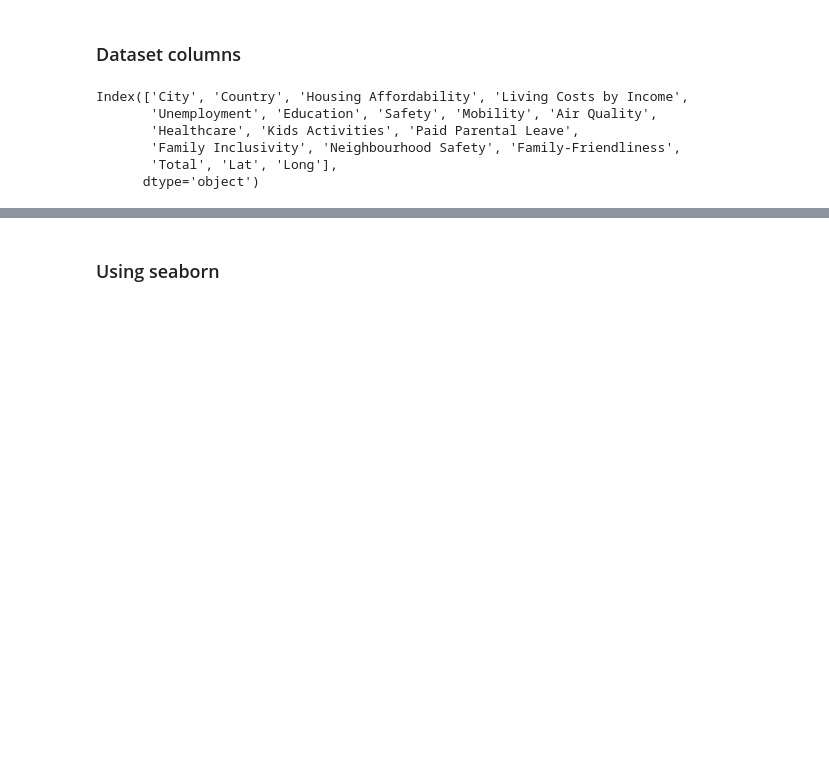
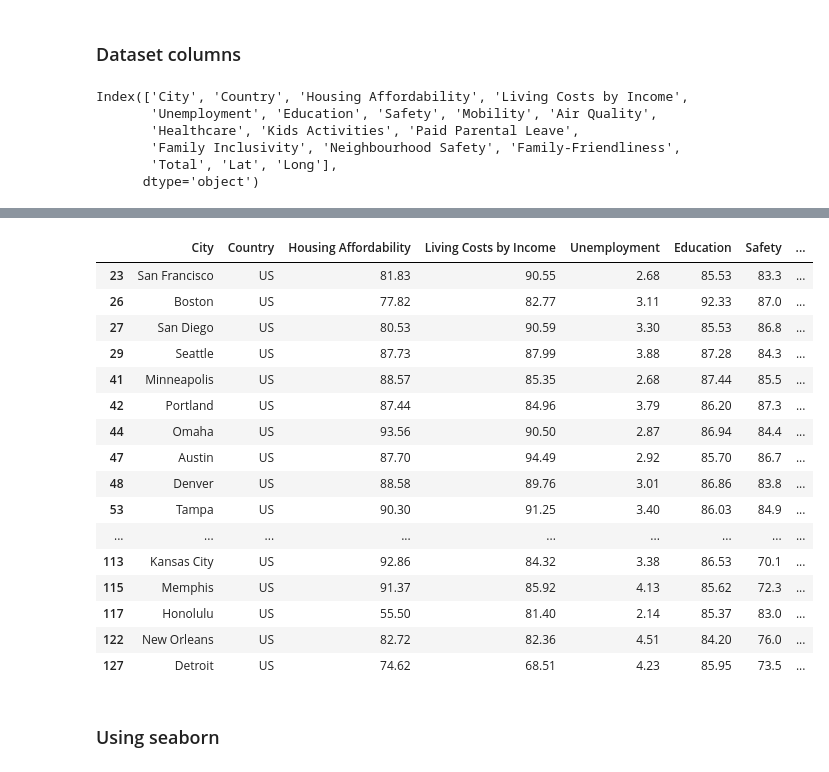
Before and after one commit to ilealm/data-visualization, a Jupyter notebook: data_visualization.ipynb, the cells around one changed output, grey strips where cells are left out. Saved outputs shown, nothing was run; the diff lists cells and outputs as text; code cells hidden in the pictures; blank space fills up the shorter version.

```diff
--- a/data_visualization.ipynb
+++ b/data_visualization.ipynb
@@ -229,3 +212,24 @@ Index(['City', 'Country', 'Housing Affordability', 'Living Costs by Income',
+# %%
+housing_us = housing[housing['Country'] =='US']
+housing_us
+# %% [output]
+|  | City | Country | Housing Affordability | Living Costs by Income | Unemployment | Education | Safety | ... |
+| 23 | San Francisco | US | 81.83 | 90.55 | 2.68 | 85.53 | 83.3 | ... |
+| 26 | Boston | US | 77.82 | 82.77 | 3.11 | 92.33 | 87.0 | ... |
+| 27 | San Diego | US | 80.53 | 90.59 | 3.30 | 85.53 | 86.8 | ... |
+| 29 | Seattle | US | 87.73 | 87.99 | 3.88 | 87.28 | 84.3 | ... |
+| 41 | Minneapolis | US | 88.57 | 85.35 | 2.68 | 87.44 | 85.5 | ... |
+| 42 | Portland | US | 87.44 | 84.96 | 3.79 | 86.20 | 87.3 | ... |
+| 44 | Omaha | US | 93.56 | 90.50 | 2.87 | 86.94 | 84.4 | ... |
+| 47 | Austin | US | 87.70 | 94.49 | 2.92 | 85.70 | 86.7 | ... |
+| 48 | Denver | US | 88.58 | 89.76 | 3.01 | 86.86 | 83.8 | ... |
+| 53 | Tampa | US | 90.30 | 91.25 | 3.40 | 86.03 | 84.9 | ... |
+| ... | ... | ... | ... | ... | ... | ... | ... | ... |
+| 113 | Kansas City | US | 92.86 | 84.32 | 3.38 | 86.53 | 70.1 | ... |
+| 115 | Memphis | US | 91.37 | 85.92 | 4.13 | 85.62 | 72.3 | ... |
+| 117 | Honolulu | US | 55.50 | 81.40 | 2.14 | 85.37 | 83.0 | ... |
+| 122 | New Orleans | US | 82.72 | 82.36 | 4.51 | 84.20 | 76.0 | ... |
+| 127 | Detroit | US | 74.62 | 68.51 | 4.23 | 85.95 | 73.5 | ... |
 # %% [markdown]
 ### Using seaborn
 # %%
```
Also changed, not shown: parts of 10 cells of this notebook.
